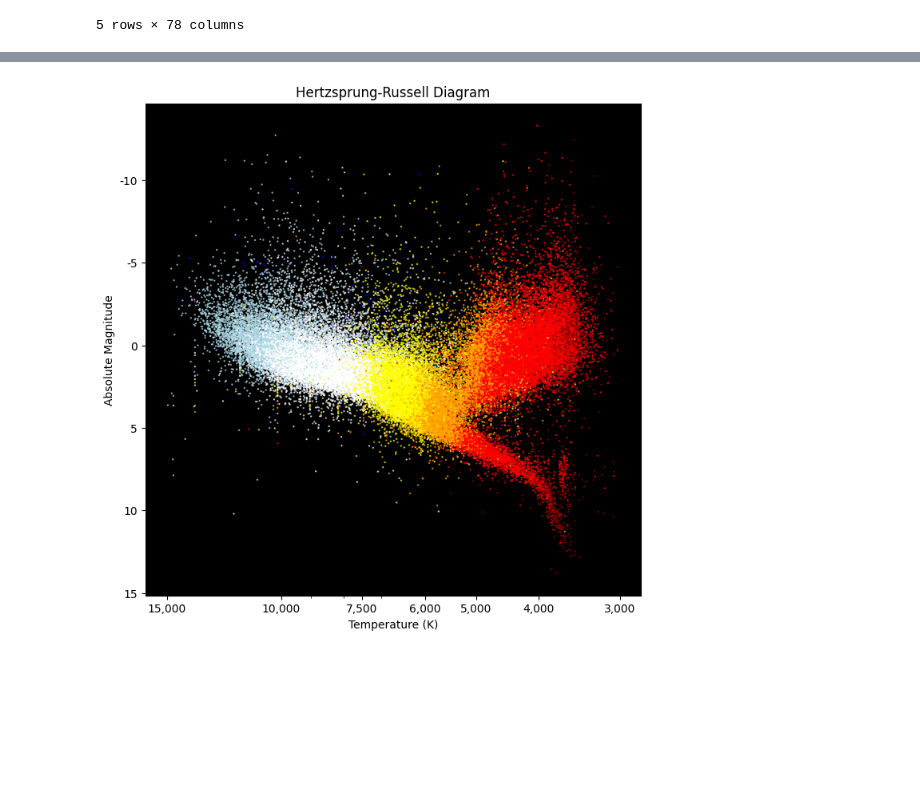
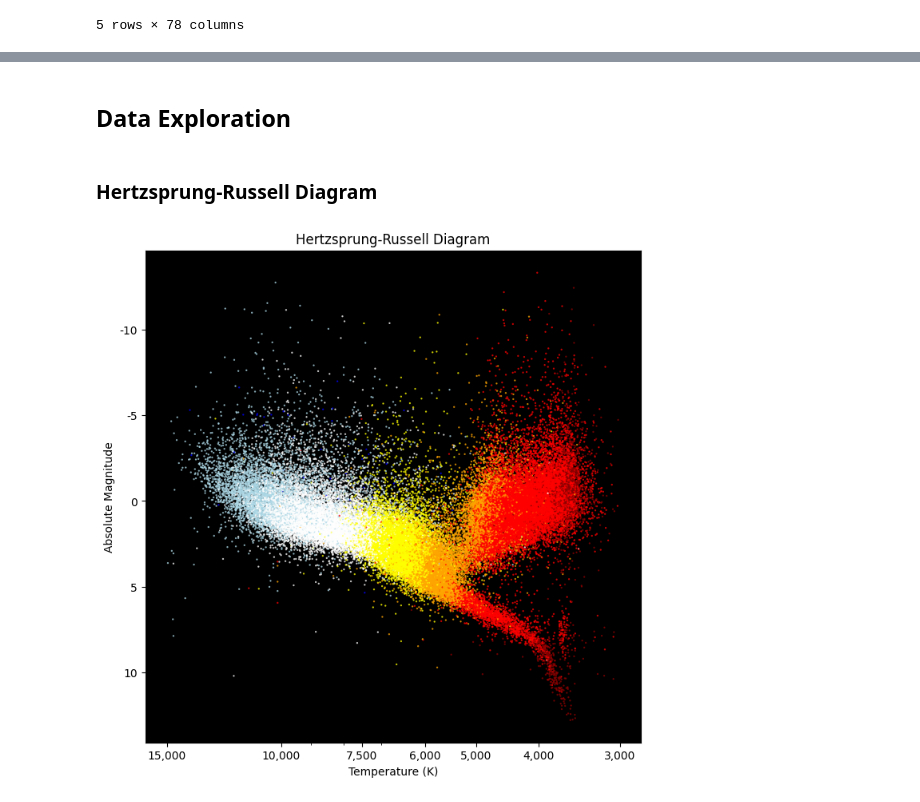
Before and after one commit to EP1XWARR10R/stellar-classification-capstone, a Jupyter notebook: Capstone.ipynb, the cells around one changed output, grey strips where cells are left out. Drawn from its saved outputs; the diff is of its cells as text; code cells hidden in the pictures; blank space fills up the shorter version.

```diff
--- a/Capstone.ipynb
+++ b/Capstone.ipynb
@@ -193,30 +184,68 @@ df_HR = df_HR[(df_HR['Temperature'] >= 3000) & (df_HR['Temperature'] <= 15000)]
+# %%
+# Separate Spectral Type into Spectral Class, Spectral Subclass, and Luminosity Class
+# Split the spectral type into its components
+df_2 = df_1.copy()
+
+#remove invalid rows
+df_2 = df_2[~df_2['SpType'].str.contains(r'[^OBAFGKM0-9\-\/IV]')] # Drop rows with invalid characters in spectral types
+
+# Extract spectral class using regex
+df_2['SpCl'] = df_2['SpType'].str.extract(r'(^[OBAFGKM]\d*(?:\.\d)?(?:[\/\-][OBAFGKM]?\d*(?:\.\d)?)?)(?:[\/\-IV]+)?$')
+
+# Remove rows where SpCl is NaN after extraction
+df_2 = df_2[df_2['SpCl'].notna()]
+
+# Remove rows with multiple spectral classes (e.g., 'G2/K1')
+df_2 = df_2[~df_2['SpCl'].str.contains(r'[\/\-]')]
+
+# Separate spectral class and subclass
+df_2['SpSubCl'] = df_2['SpCl'].str.extract(r'([0-9](?:\.\d)?)$')
+df_2['SpSubCl'] = df_2['SpSubCl'].fillna(0)
+df_2['SpCl'] = df_2['SpCl'].str.extract(r'(^[OBAFGKM])')
+
+# Extract luminosity class using regex
+df_2['LumCl'] = df_2['SpType'].str.extract(r'([\/\-IV]+)?$')
+# %%
+# save as df
+df = df_2.copy()
+# %% [markdown]
+## Data Exploration
+# %% [markdown]
+### Hertzsprung-Russell Diagram
+# %%
+# Filter to useable columns for H-R Diagram
+df_HR = df.filter(items=['HIP', 'Vmag', 'Plx', 'B-V', 'SpType', 'Amag', 'Lum', 'Temp', 'SpCl', 'SpSubCl', 'LumCl'])
+# %%
+# filter out rows with missing or invalid temperature values
+# filter out rows with temerpature less than 3000K or greater than 15000K
+df_HR = df_HR[(df_HR['Temp'] >= 3000) & (df_HR['Temp'] <= 15000)]
 # %%
 # Plotting the H-R Diagram
 plt.figure(figsize=(8, 8))
 
 # Set up the plots scales
 plt.gca().invert_xaxis()  # Temperature decreases to the right
 plt.gca().invert_yaxis()  # Absolute magnitude increases downwards
 plt.xscale('log')
 plt.yscale('linear')
 plt.yticks([-10, -5, 0, 5, 10, 15], ['-10', '-5', '0', '5', '10', '15'])
 plt.xticks([15000, 10000, 7500, 6000, 5000, 4000, 3000], ['15,000', '10,000', '7,500', '6,000', '5,000', '4,000', '3,000'])
 
 # Set colors
 plt.gca().set_facecolor('black')
 
 # color each spectral class differently
 spectral_classes = ['O', 'B', 'A', 'F', 'G', 'K', 'M']
 spectral_colors = ['blue', 'lightblue', 'white', 'yellow', 'orange', 'red', 'darkred']
 colors = dict(zip(spectral_classes, spectral_colors))
-color_series = df_HR['SpectralClass'].map(colors)
+color_series = df_HR['SpCl'].map(colors)
 
-plt.scatter(df_HR['Temperature'], df_HR['Amag'], c=color_series, s=0.5, alpha=0.7)
+plt.scatter(df_HR['Temp'], df_HR['Amag'], c=color_series, s=0.5, alpha=0.7)
 
 # Add labels and title
 plt.xlabel('Temperature (K)')
 plt.ylabel('Absolute Magnitude')
 plt.title('Hertzsprung-Russell Diagram')
 plt.show()
 # %% [output]
-[figure, old version]
+[figure, new version]
```
Also changed, not shown: parts of 14 cells of this notebook.
